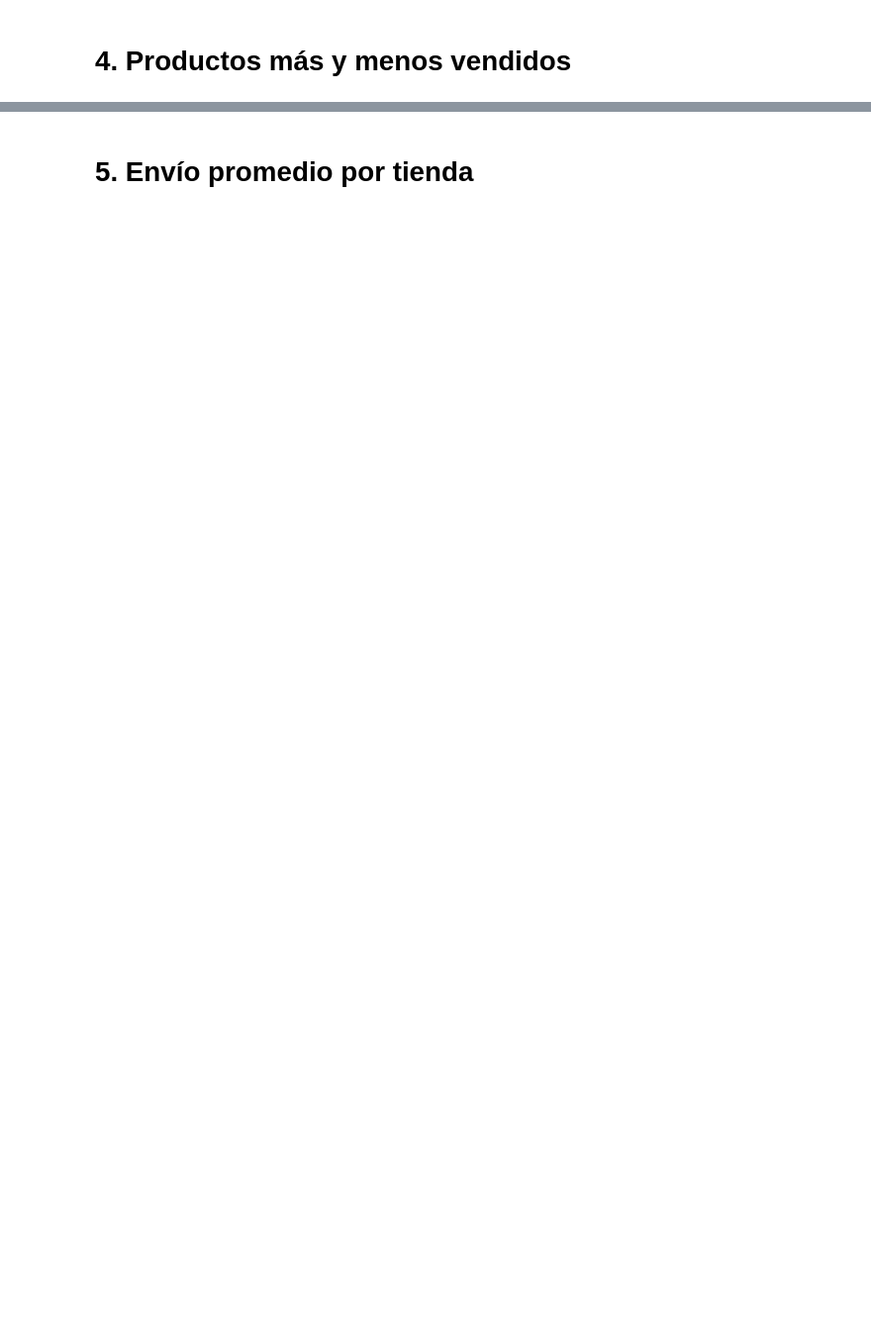
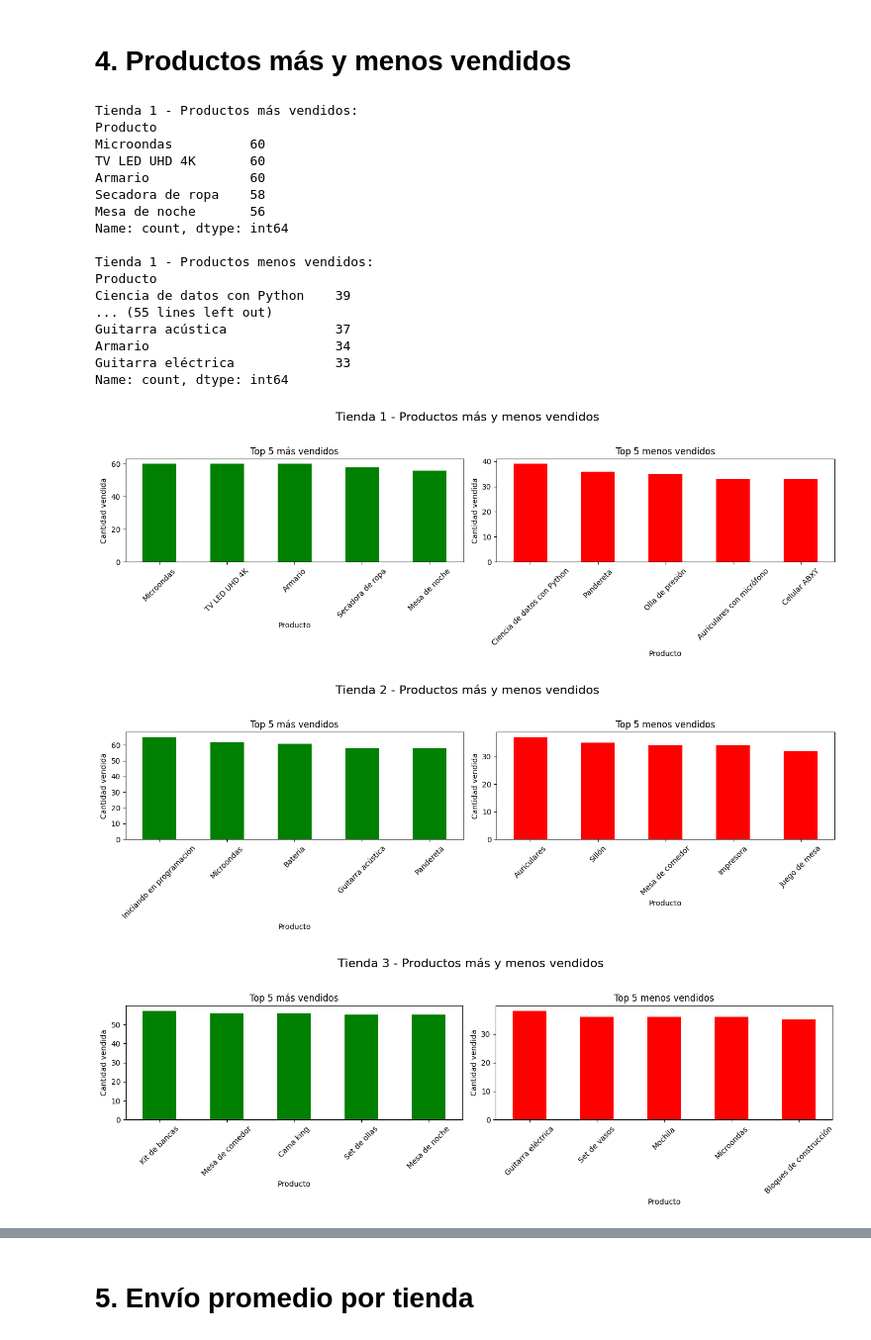
Before and after one commit to RJaqE/Challenge1, a Jupyter notebook: AluraStoreLatam.ipynb, the cells around one changed output, grey strips where cells are left out. Shown at 99% size. Drawn from its saved outputs; the diff is of its cells as text; code cells hidden in the pictures; blank space fills up the shorter version.

Commit message:
¡Bienvenidos al primer desafío! Data Science

```diff
--- a/AluraStoreLatam.ipynb
+++ b/AluraStoreLatam.ipynb
@@ -25,5 +25,12 @@ tienda.head()
 | 4 | Silla de oficina | Muebles | 335200.0 | 20200.0 | 07/11/2020 | Maria Alfonso | Medellín | ... |
 # %% [markdown]
 #1. Análisis de facturación
+# %%
+urls = {
+    "Tienda 1": "https://raw.githubusercontent.com/alura-es-cursos/challenge1-data-science-latam/refs/heads/main/base-de-datos-challenge1-latam/tienda_1%20.csv",
+    "Tienda 2": "https://raw.githubusercontent.com/alura-es-cursos/challenge1-data-science-latam/refs/heads/main/base-de-datos-challenge1-latam/tienda_2.csv",
+    "Tienda 3": "https://raw.githubusercontent.com/alura-es-cursos/challenge1-data-science-latam/refs/heads/main/base-de-datos-challenge1-latam/tienda_3.csv",
+    "Tienda 4": "https://raw.githubusercontent.com/alura-es-cursos/challenge1-data-science-latam/refs/heads/main/base-de-datos-challenge1-latam/tienda_4.csv"
+}
 # %%
 
@@ -72,3 +78,10 @@ Instrumentos musicales     170
 Name: count, dtype: int64
 # %% [markdown]
 # 3. Calificación promedio de la tienda
+# %%
+
+
+for tienda, url in urls.items():
+ df = pd.read_csv(url)
+ promedio = df["Calificación"].mean()
+ print(f"{tienda}: Calificación promedio = {promedio:.2f}")
@@ -75,2 +93,61 @@ Name: count, dtype: int64
 # %% [markdown]
 # 4. Productos más y menos vendidos
+# %%
+import matplotlib.pyplot as plt
+
+
+for tienda, url in urls.items():
+    df = pd.read_csv(url)
+    conteo_productos = df['Producto'].value_counts()
+
+    print(f"\n{tienda} - Productos más vendidos:")
+    print(conteo_productos.head(5))
+
+    print(f"\n{tienda} - Productos menos vendidos:")
+    print(conteo_productos.tail(5))
+
+
+
+for tienda, url in urls.items():
+    df = pd.read_csv(url)
+    conteo_productos = df['Producto'].value_counts()
+
+    top_5 = conteo_productos.head(5)
+    bottom_5 = conteo_productos.tail(5)
+
+    fig, axes = plt.subplots(1, 2, figsize=(14, 5))
+    fig.suptitle(f"{tienda} - Productos más y menos vendidos", fontsize=16)
+
+    top_5.plot(kind='bar', ax=axes[0], color='green')
+    axes[0].set_title("Top 5 más vendidos")
+    axes[0].set_ylabel("Cantidad vendida")
+    axes[0].tick_params(axis='x', rotation=45)
+
+    bottom_5.plot(kind='bar', ax=axes[1], color='red')
+    axes[1].set_title("Top 5 menos vendidos")
+    axes[1].set_ylabel("Cantidad vendida")
+    axes[1].tick_params(axis='x', rotation=45)
+
+    plt.tight_layout(rect=[0, 0.03, 1, 0.95])
+    plt.show()
+# %% [output]
+Tienda 1 - Productos más vendidos:
+Producto
+Microondas          60
+TV LED UHD 4K       60
+Armario             60
+Secadora de ropa    58
+Mesa de noche       56
+Name: count, dtype: int64
+
+Tienda 1 - Productos menos vendidos:
+Producto
+Ciencia de datos con Python    39
+... (55 lines left out)
+Guitarra acústica              37
+Armario                        34
+Guitarra eléctrica             33
+Name: count, dtype: int64
+[figure, added]
+[figure, added]
+[figure, added]
```
Also changed, not shown: parts of 19 cells of this notebook.
